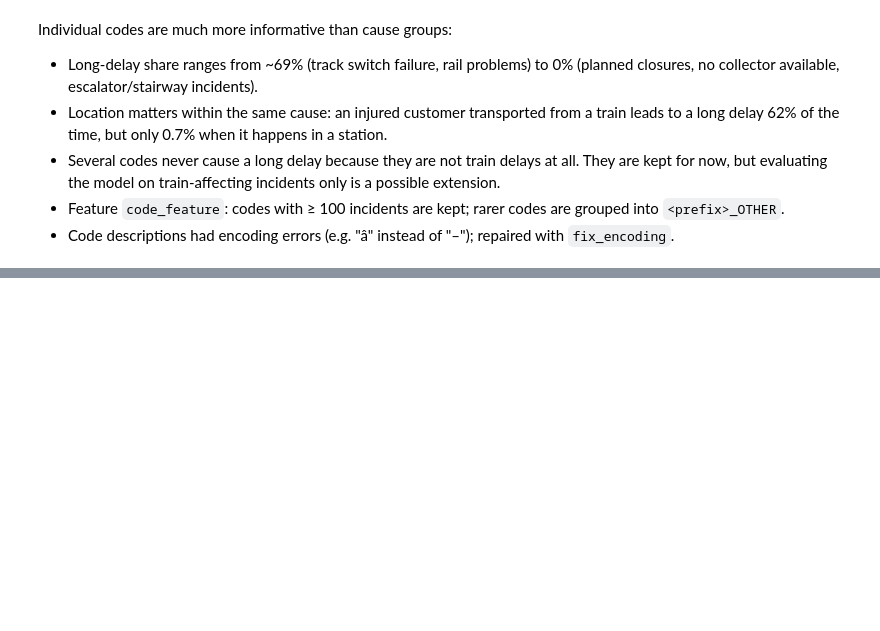
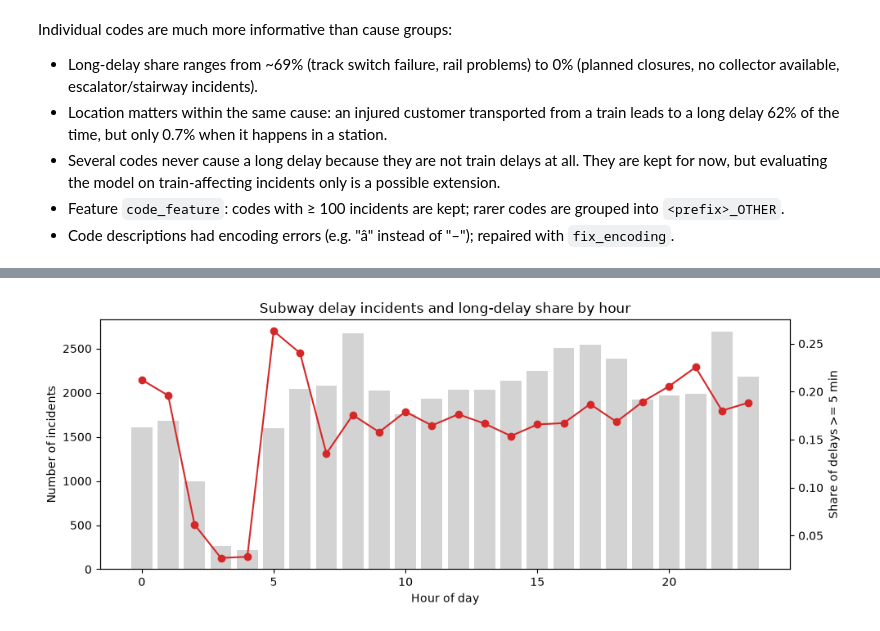
Before and after one commit to Stevenzou634/TTC-Delay-Prediction, a Jupyter notebook: notebooks/01_eda.ipynb, the cells around one changed output, grey strips where cells are left out. Saved outputs shown, nothing was run; the diff lists cells and outputs as text; code cells hidden in the pictures; blank space fills up the shorter version.

Commit message:
Add time features and save cleaned dataset

```diff
--- a/notebooks/01_eda.ipynb
+++ b/notebooks/01_eda.ipynb
@@ -520,0 +523,16 @@ Individual codes are much more informative than cause groups:
+# %%
+# Combine Date and Time into one timestamp, then extract time features
+df["datetime"] = pd.to_datetime(df["Date"] + " " + df["Time"])
+
+df["hour"] = df["datetime"].dt.hour
+df["weekday"] = df["datetime"].dt.dayofweek   # Monday = 0, Sunday = 6
+df["month"] = df["datetime"].dt.month
+df["is_weekend"] = (df["weekday"] >= 5).astype(int)
+
+# Weekday rush hours: 7-10 am and 4-7 pm
+df["is_rush_hour"] = (
+    (df["is_weekend"] == 0)
+    & (df["hour"].between(7, 9) | df["hour"].between(16, 18))
+).astype(int)
+
+df[["datetime", "hour", "weekday", "month", "is_weekend", "is_rush_hour"]].head()
@@ -520,0 +546,18 @@ Individual codes are much more informative than cause groups:
+# %%
+# Long-delay share and number of incidents by hour of day
+hourly = df.groupby("hour")["long_delay"].agg(["mean", "count"])
+
+fig, ax1 = plt.subplots(figsize=(10, 4))
+ax1.bar(hourly.index, hourly["count"], color="lightgray", label="Incidents")
+ax1.set_xlabel("Hour of day")
+ax1.set_ylabel("Number of incidents")
+
+ax2 = ax1.twinx()  # second y-axis sharing the same x-axis
+ax2.plot(hourly.index, hourly["mean"], color="tab:red", marker="o", label="Long-delay share")
+ax2.set_ylabel("Share of delays >= 5 min")
+
+ax1.set_title("Subway delay incidents and long-delay share by hour")
+fig.tight_layout()
+plt.show()
+# %% [output]
+[figure, added]
```
Also changed, not shown: parts of 9 cells of this notebook.
